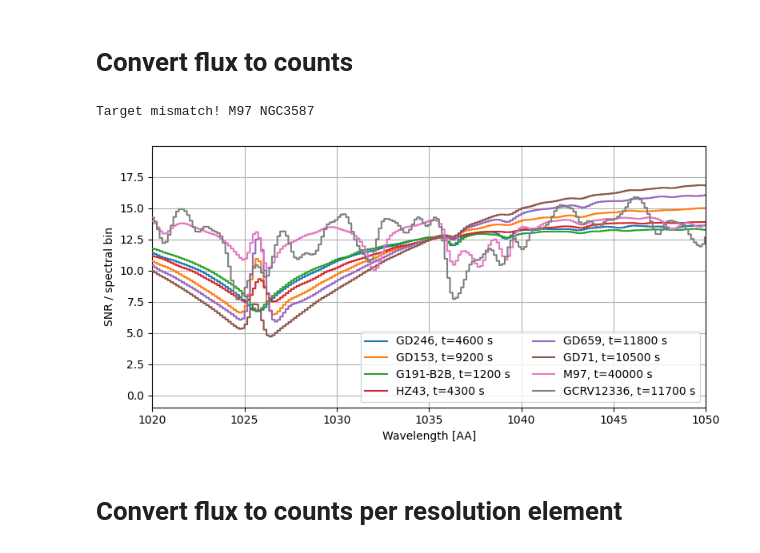
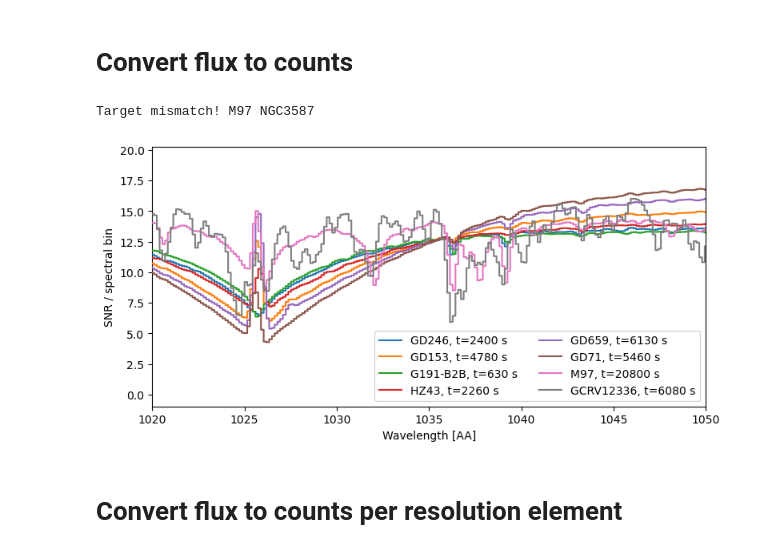
Before and after one commit to kepplerm/calTargets, a Jupyter notebook: scripts/calTargets_analysis.ipynb, the cells around one changed output. Drawn from its saved outputs; the diff is of its cells as text; code cells hidden in the pictures.

Commit message:
Updated plot with CBE values

```diff
--- a/scripts/calTargets_analysis.ipynb
+++ b/scripts/calTargets_analysis.ipynb
@@ -10,14 +10,15 @@ import astropy.constants as c
 from specutils.manipulation import gaussian_smooth
 from specutils.manipulation import FluxConservingResampler
 # %%
-def specToAspera(lam, flux, texp, specbin=50.*u.km/u.s, aeff=0.75*u.cm**2):
+def specToAspera(lam, flux, texp, specbin=50.*u.km/u.s, aeff=0.75*u.cm**2,
+                 respower=1500.):
 
     # Create Spectrum1D objects
     spec = Spectrum1D(spectral_axis=lam*u.AA,
                       flux=flux*u.erg/u.s/u.cm**2/u.AA)
 
-    # Convolve to R=1500
-    std_AA = 1035*u.AA/1500/(2.*np.sqrt(2.*np.log(2)))
+    # Convolve to R=respower
+    std_AA = 1035*u.AA/respower/(2.*np.sqrt(2.*np.log(2)))
     stddev_px = (std_AA/np.mean(np.diff(lam*u.AA))).decompose().value
 
     spec_smooth = gaussian_smooth(spec, stddev=stddev_px)
@@ -380,11 +381,12 @@ fig, ax = plt.subplots(1, 1, figsize=(8, 4))
 targets = ['GD246','GD153','G191-B2B','HZ43','GD659','GD71', 'M97', 'GCRV12336', 'zetaOph']
 folders = ['flux_calib','flux_calib','flux_calib','flux_calib','flux_calib','flux_calib',
            'wavelength_calib','wavelength_calib', 'wavelength_calib']
-texp_arr = [4600, 9200, 1200, 4300, 11800, 10500, 40000, 11700, 9]
+texp_arr = [2400, 4780, 630, 2260, 6130, 5460, 20800, 6080, 4.6]
 
 mode = 'SNR'
+#mode = 'counts'
 
-for i in range(0, len(targets)):
+for i in range(0, len(targets)-1):
     target = targets[i]
     path = path_root+folders[i]
     texp = texp_arr[i]
@@ -404,37 +406,39 @@ for i in range(0, len(targets)):
             print('Target mismatch! '+target+' '+targname)
 
         lam = np.squeeze(dat[1].data['WAVE'])
         flux = np.squeeze(dat[1].data['FLUX'])
 
 
-    lamAspera, fluxAspera = specToAspera(lam, flux, texp, specbin=43*u.km/u.s)
+    lamAspera, fluxAspera = specToAspera(lam, flux, texp, specbin=43*u.km/u.s,
+                                         aeff=1.43*u.cm**2,
+                                         respower=2654) # corresponding to CBE
 
     snr = np.sqrt(np.nansum(fluxAspera[(lamAspera>=1030)&(lamAspera<=1040)]))
     isnr = np.around(snr.value, 2)
 
     if mode == 'counts':
         ax.step(lamAspera, fluxAspera,  zorder=100, where='mid',
             label=r''+target+', t='+str(texp)+' s, $\mathrm{iSNR}_{3040}$='+str(isnr))
         ax.set_ylabel('Counts / spectral bin')
         ax.axhline(25, color='gray',ls=':')
     if mode == 'SNR':
         ax.step(lamAspera, np.sqrt(fluxAspera),  zorder=100, where='mid',
             label=r''+target+', t='+str(texp)+' s')
         ax.set_ylabel('SNR / spectral bin')
 
 
     ax.set_xlim(1020, 1050)
     ax.set_xlabel('Wavelength [AA]')
 
 ax.legend(ncols=2)
 plt.tight_layout()
 #plt.savefig('counts_spectra.png')
-plt.grid(True)
-plt.savefig('SNR_spectra_nozetaoph.png')
+plt.grid(False)
+plt.savefig('SNR_spectra_nozetaoph_CBE.png')
 plt.show()
 # %% [output]
 Target mismatch! M97 NGC3587
-[figure, old version]
+[figure, new version]
 # %% [markdown]
 # Convert flux to counts per resolution element
 # %%
```
